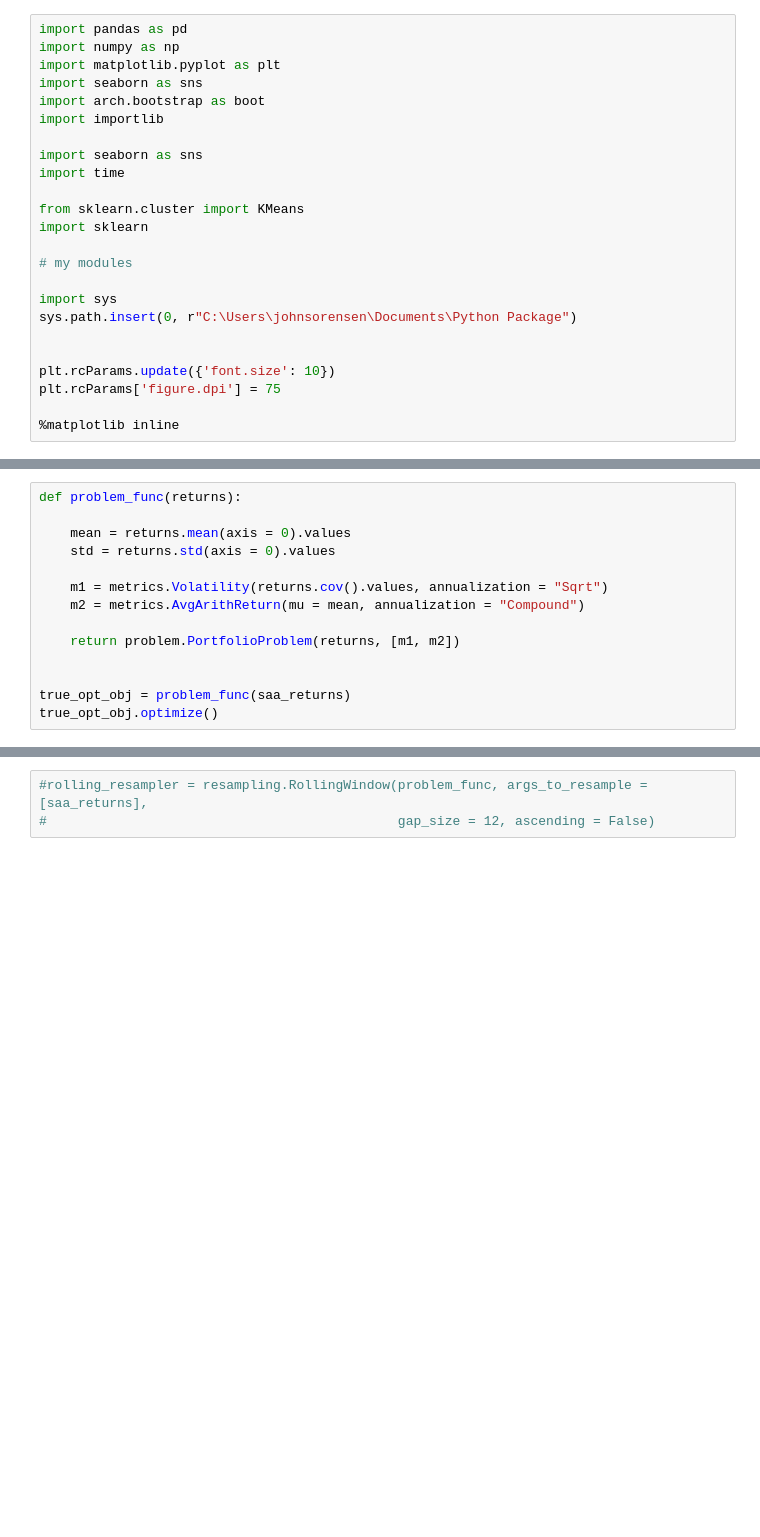
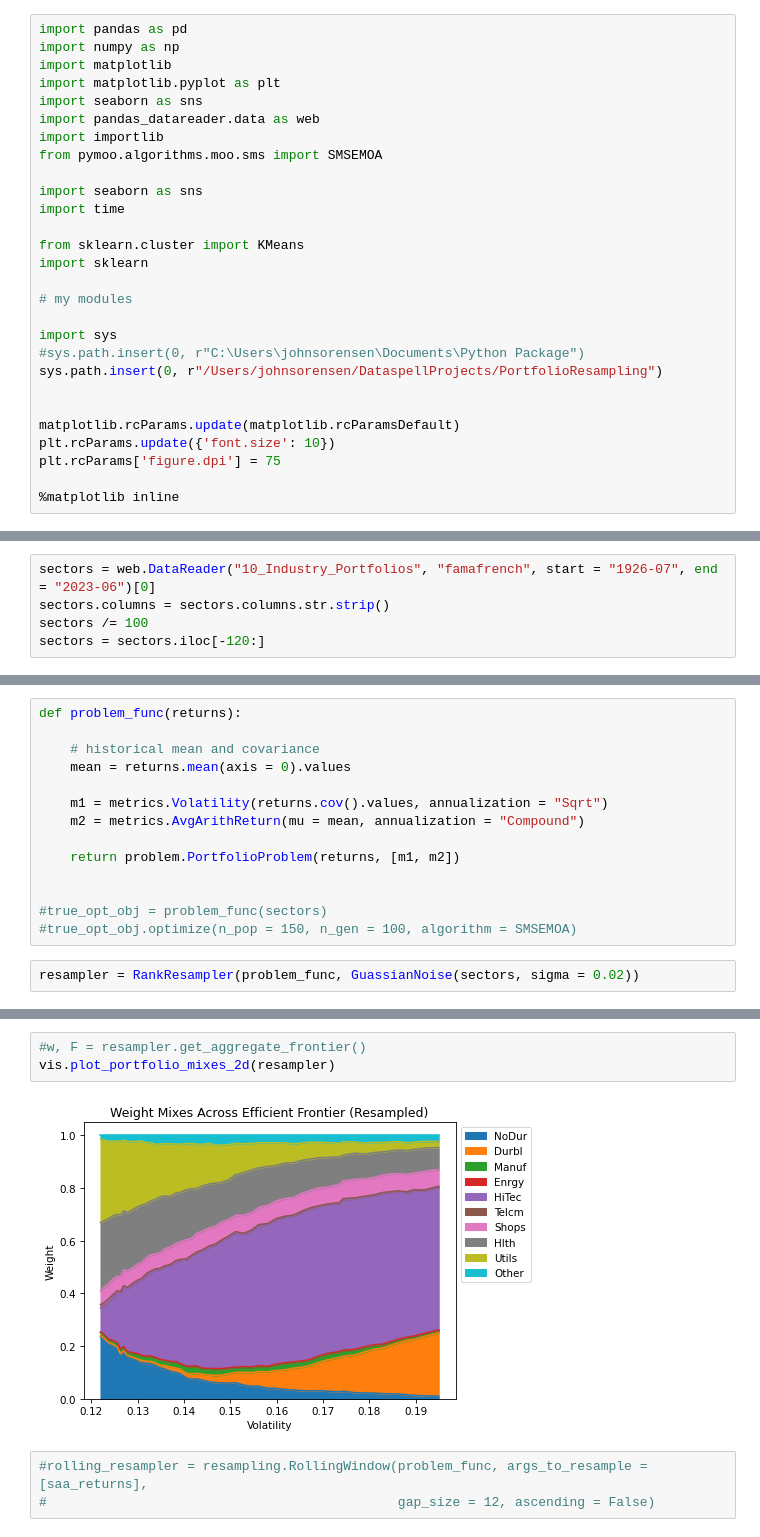
Before and after one commit to sitfo-js/PortfolioResampling, a Jupyter notebook: Test Optimization.ipynb, the cells around one changed output, grey strips where cells are left out. Saved outputs shown, nothing was run; the diff lists cells and outputs as text; blank space fills up the shorter version.

```diff
--- a/Test Optimization.ipynb
+++ b/Test Optimization.ipynb
@@ -1,10 +1,12 @@
 # %%
 import pandas as pd
 import numpy as np
+import matplotlib
 import matplotlib.pyplot as plt
 import seaborn as sns
-import arch.bootstrap as boot
+import pandas_datareader.data as web
 import importlib
+from pymoo.algorithms.moo.sms import SMSEMOA
 
 import seaborn as sns
 import time
@@ -15,9 +17,11 @@ import sklearn
 # my modules
 
 import sys
-sys.path.insert(0, r"C:\Users\johnsorensen\Documents\Python Package")
+#sys.path.insert(0, r"C:\Users\johnsorensen\Documents\Python Package")
+sys.path.insert(0, r"/Users/johnsorensen/DataspellProjects/PortfolioResampling")
 
 
+matplotlib.rcParams.update(matplotlib.rcParamsDefault)
 plt.rcParams.update({'font.size': 10})
 plt.rcParams['figure.dpi'] = 75
 
@@ -36 +42,6 @@ importlib.reload(vis)
+# %%
+sectors = web.DataReader("10_Industry_Portfolios", "famafrench", start = "1926-07", end = "2023-06")[0]
+sectors.columns = sectors.columns.str.strip()
+sectors /= 100
+sectors = sectors.iloc[-120:]
 # %%
@@ -49,8 +60,8 @@ saa_returns /= 100
 # %%
 def problem_func(returns):
 
+    # historical mean and covariance
     mean = returns.mean(axis = 0).values
-    std = returns.std(axis = 0).values
 
     m1 = metrics.Volatility(returns.cov().values, annualization = "Sqrt")
     m2 = metrics.AvgArithReturn(mu = mean, annualization = "Compound")
@@ -58,5 +69,7 @@ def problem_func(returns):
     return problem.PortfolioProblem(returns, [m1, m2])
 
 
-true_opt_obj = problem_func(saa_returns)
-true_opt_obj.optimize()
+#true_opt_obj = problem_func(sectors)
+#true_opt_obj.optimize(n_pop = 150, n_gen = 100, algorithm = SMSEMOA)
+# %%
+resampler = RankResampler(problem_func, GuassianNoise(sectors, sigma = 0.02))
@@ -63,3 +80,8 @@ true_opt_obj.optimize()
+# %%
+#w, F = resampler.get_aggregate_frontier()
+vis.plot_portfolio_mixes_2d(resampler)
+# %% [output]
+[figure, added]
 # %%
 #rolling_resampler = resampling.RollingWindow(problem_func, args_to_resample = [saa_returns],
 #                                             gap_size = 12, ascending = False)
```
Also changed, not shown: parts of 5 cells of this notebook, 6 other files.
